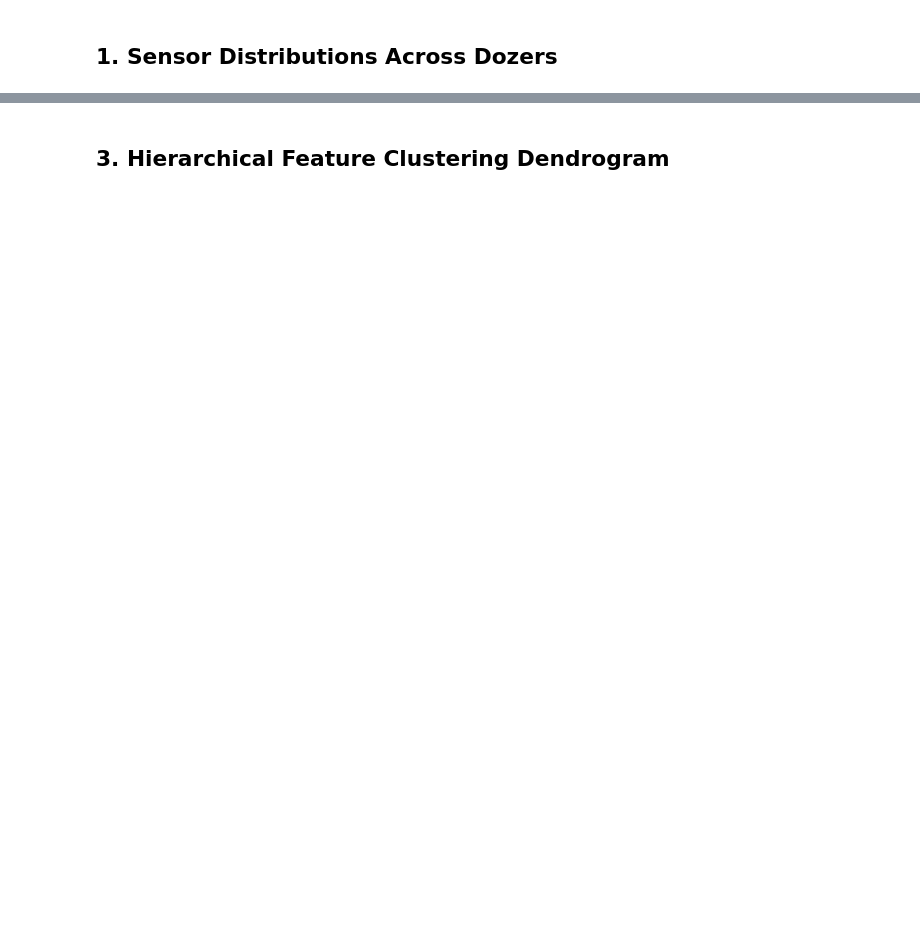
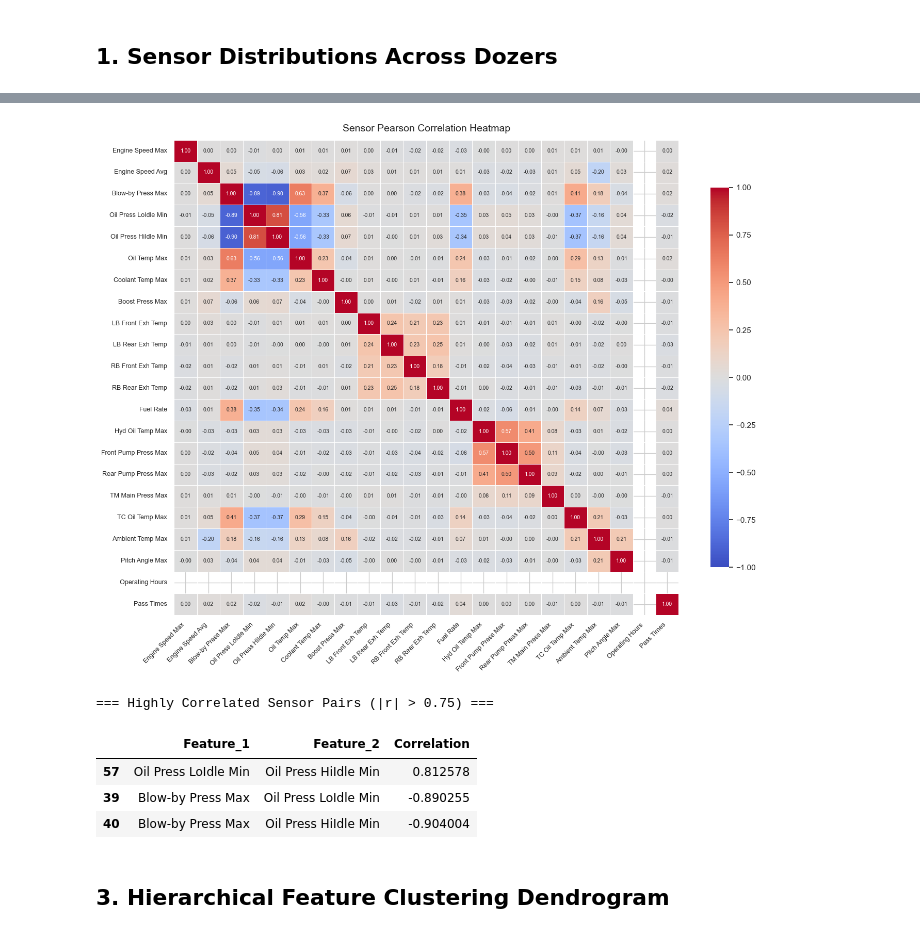
Before and after one commit to givenmanyike-sys/dozer-predictive-maintenance, a Jupyter notebook: notebooks/02_eda.ipynb, the cells around one changed output, grey strips where cells are left out. Cells and saved outputs as stored; diff of their text form; code cells hidden in the pictures; blank space fills up the shorter version.

```diff
--- a/notebooks/02_eda.ipynb
+++ b/notebooks/02_eda.ipynb
@@ -44,3 +74,40 @@ plt.show()
+# %%
+corr_matrix = telemetry[sensor_cols].corr()
+
+# Full correlation matrix without overlapping text
+plt.figure(figsize=(14, 11))
+sns.heatmap(
+    corr_matrix,
+    annot=True,
+    fmt=".2f",
+    cmap="coolwarm",
+    vmin=-1,
+    vmax=1,
+    annot_kws={"size": 7.5},
+    linewidths=0.5,
+    cbar_kws={"shrink": 0.8}
+)
+plt.title("Sensor Pearson Correlation Heatmap", fontsize=14, pad=12)
+plt.xticks(rotation=45, ha="right", fontsize=9)
+plt.yticks(fontsize=9)
+plt.tight_layout()
+plt.show()
+
+# High correlation pairs report
+upper_tri = corr_matrix.where(np.triu(np.ones(corr_matrix.shape), k=1).astype(bool))
+high_corr_pairs = upper_tri.stack().reset_index()
+high_corr_pairs.columns = ["Feature_1", "Feature_2", "Correlation"]
+high_corr_pairs = high_corr_pairs[high_corr_pairs["Correlation"].abs() > 0.75].sort_values(by="Correlation", ascending=False)
+
+print("=== Highly Correlated Sensor Pairs (|r| > 0.75) ===")
+display(high_corr_pairs)
+# %% [output]
+[figure, added]
+=== Highly Correlated Sensor Pairs (|r| > 0.75) ===
+|  | Feature_1 | Feature_2 | Correlation |
+| 57 | Oil Press LoIdle Min | Oil Press HiIdle Min | 0.812578 |
+| 39 | Blow-by Press Max | Oil Press LoIdle Min | -0.890255 |
+| 40 | Blow-by Press Max | Oil Press HiIdle Min | -0.904004 |
 # %% [markdown]
 ## 3. Hierarchical Feature Clustering Dendrogram
 # %%
```
Also changed, not shown: parts of 12 cells of this notebook, 3 other files.
